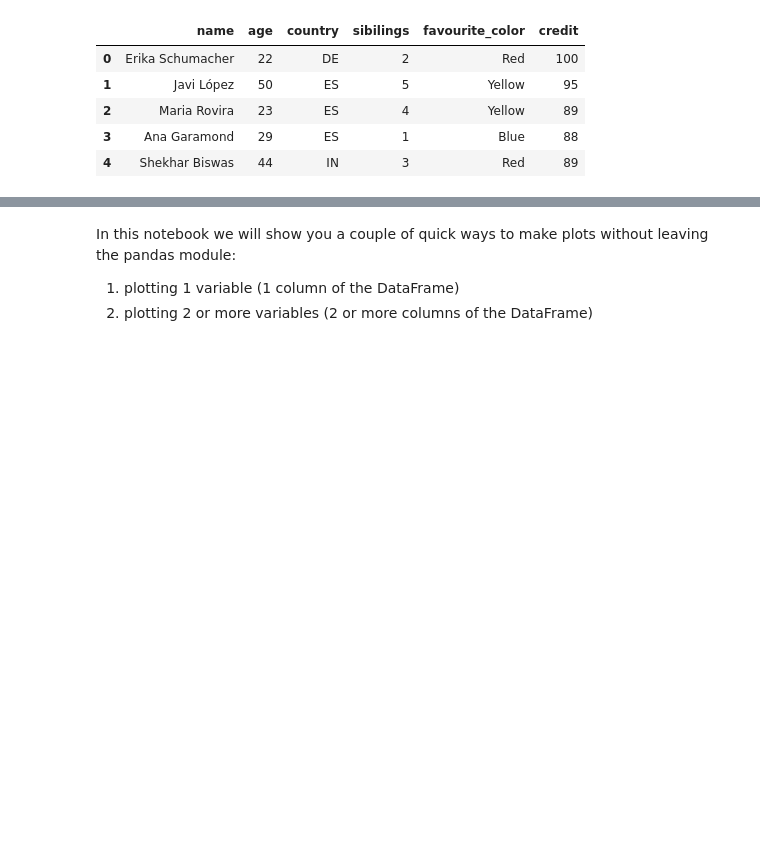
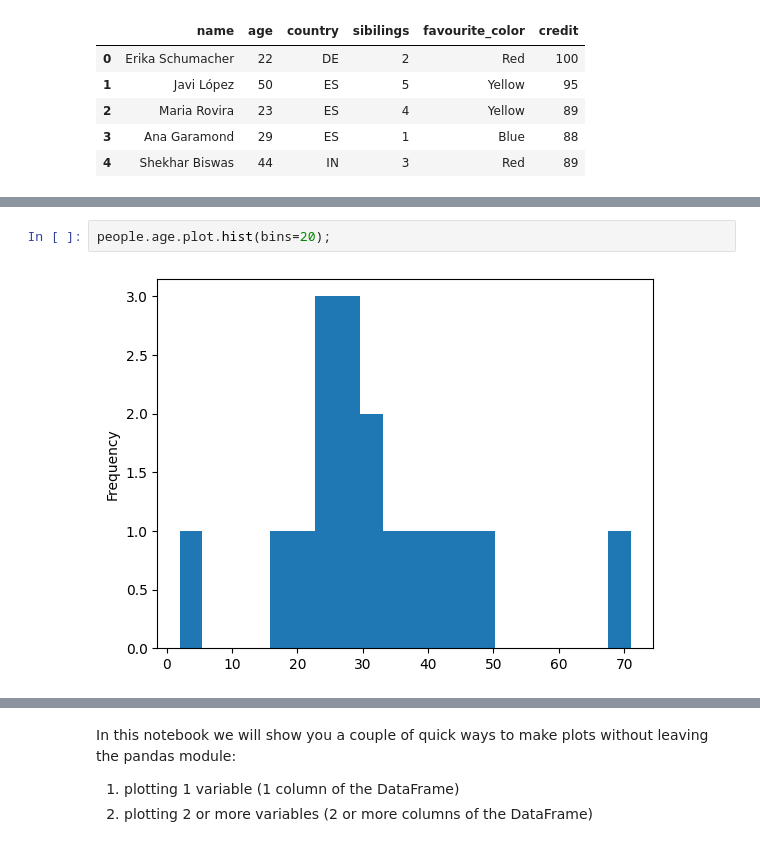
Before and after one commit to PhoenixCC0722/JoinTheGame_Magist, a Jupyter notebook: 12_pandas_plot.ipynb, the cells around one changed output, grey strips where cells are left out. Saved outputs shown, nothing was run; the diff lists cells and outputs as text; blank space fills up the shorter version.

```diff
--- a/12_pandas_plot.ipynb
+++ b/12_pandas_plot.ipynb
@@ -50,0 +55,4 @@ https://drive.google.com/uc?export=download&id=15s7M2QllSR1GyNWM8RgcgabK-4hlMgpk
+# %%
+people.age.plot.hist(bins=20);
+# %% [output]
+[figure, added]
```
Also changed, not shown: parts of 7 cells of this notebook.
